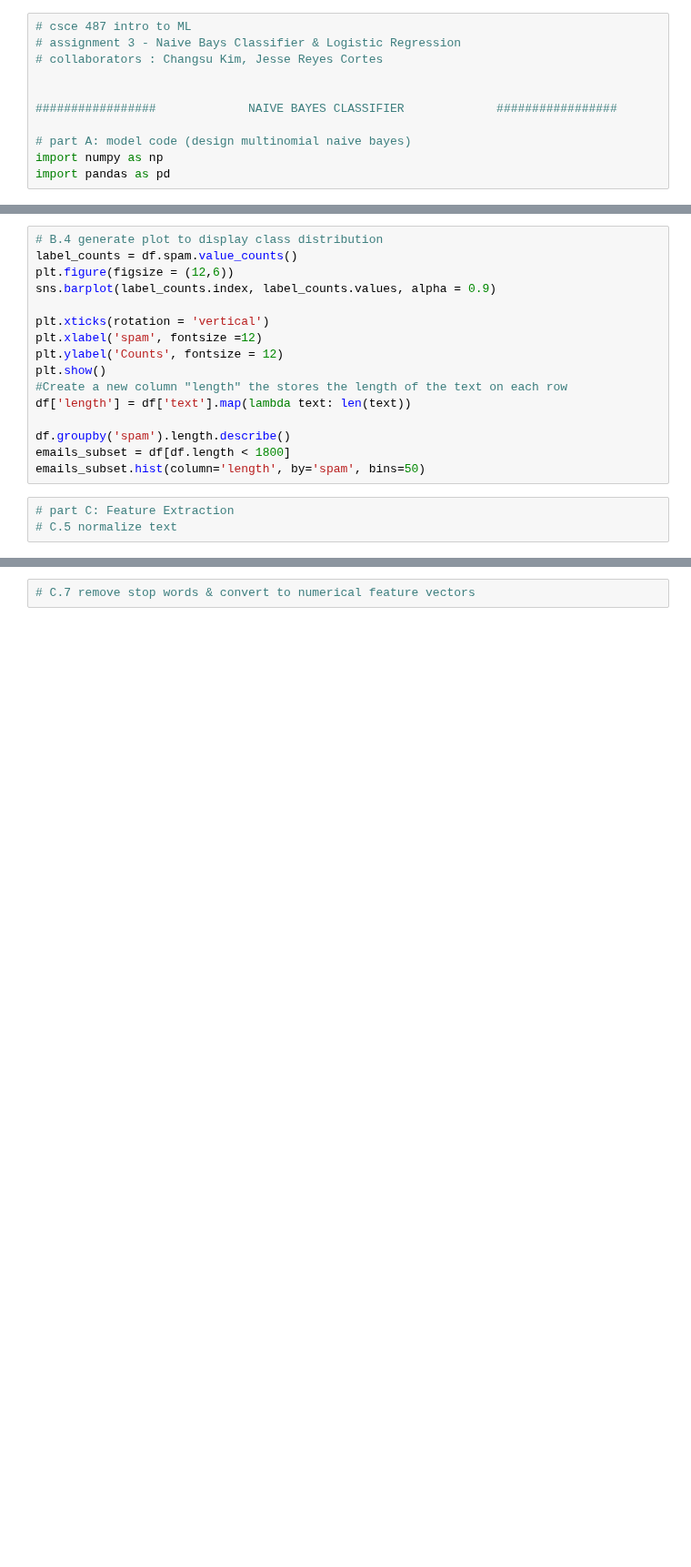
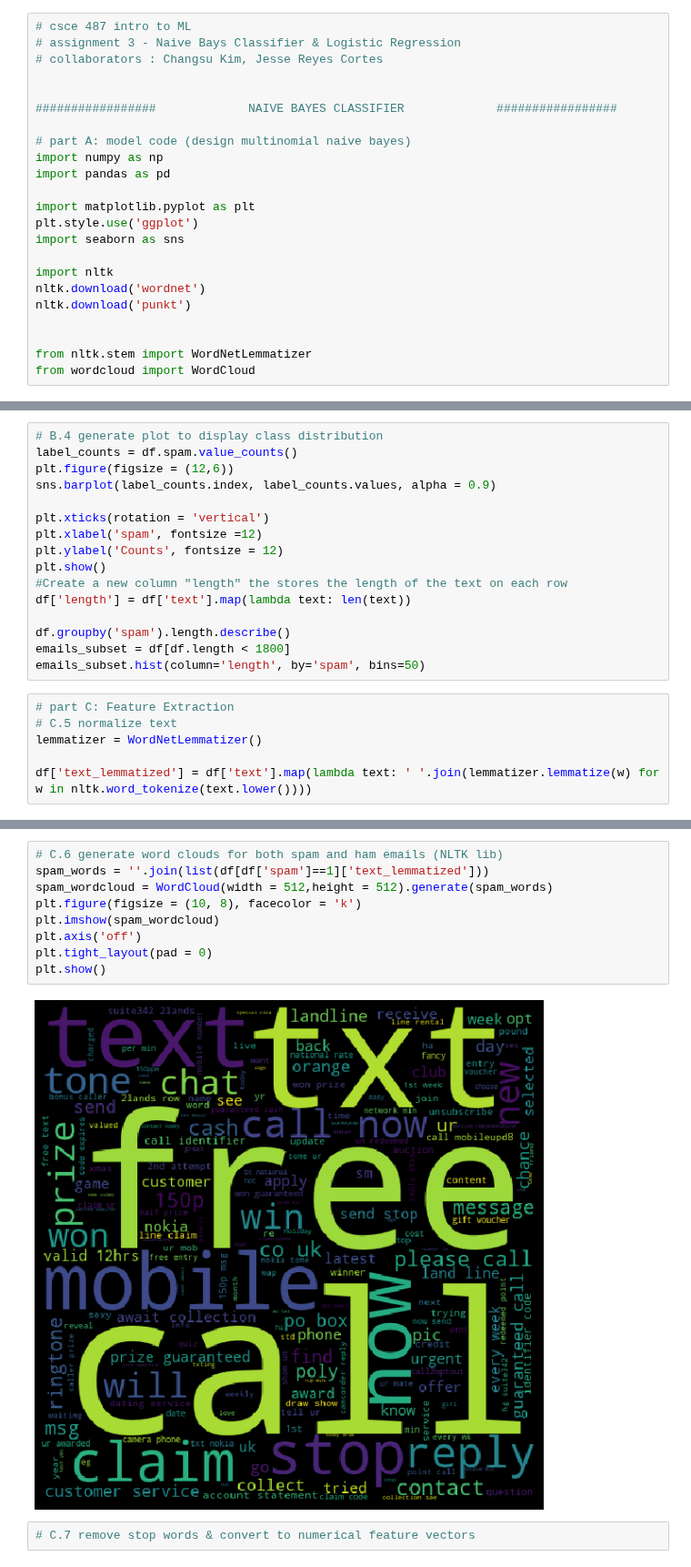
Before and after one commit to jreyesco16/ml-assignment, a Jupyter notebook: assignment-3/kim_changsu_reyes-cortes_jesse_assignment3.ipynb, the cells around one changed output, grey strips where cells are left out. Shown at 91% size. Drawn from its saved outputs; the diff is of its cells as text; blank space fills up the shorter version.

Commit message:
Added wordclouds

```diff
--- a/assignment-3/kim_changsu_reyes-cortes_jesse_assignment3.ipynb
+++ b/assignment-3/kim_changsu_reyes-cortes_jesse_assignment3.ipynb
@@ -9,3 +9,15 @@
 # part A: model code (design multinomial naive bayes)
 import numpy as np
 import pandas as pd
+
+import matplotlib.pyplot as plt
+plt.style.use('ggplot')
+import seaborn as sns
+
+import nltk
+nltk.download('wordnet')
+nltk.download('punkt')
+
+
+from nltk.stem import WordNetLemmatizer
+from wordcloud import WordCloud
@@ -81,3 +103,6 @@ emails_subset.hist(column='length', by='spam', bins=50)
 # %%
 # part C: Feature Extraction
 # C.5 normalize text
+lemmatizer = WordNetLemmatizer()
+
+df['text_lemmatized'] = df['text'].map(lambda text: ' '.join(lemmatizer.lemmatize(w) for w in nltk.word_tokenize(text.lower())))
@@ -86,3 +109,14 @@ emails_subset.hist(column='length', by='spam', bins=50)
+# %%
+# C.6 generate word clouds for both spam and ham emails (NLTK lib)
+spam_words = ''.join(list(df[df['spam']==1]['text_lemmatized']))
+spam_wordcloud = WordCloud(width = 512,height = 512).generate(spam_words)
+plt.figure(figsize = (10, 8), facecolor = 'k')
+plt.imshow(spam_wordcloud)
+plt.axis('off')
+plt.tight_layout(pad = 0)
+plt.show()
+# %% [output]
+[figure, added]
 # %%
 # C.7 remove stop words & convert to numerical feature vectors
 # %%
```
Also changed, not shown: parts of 4 cells of this notebook.
